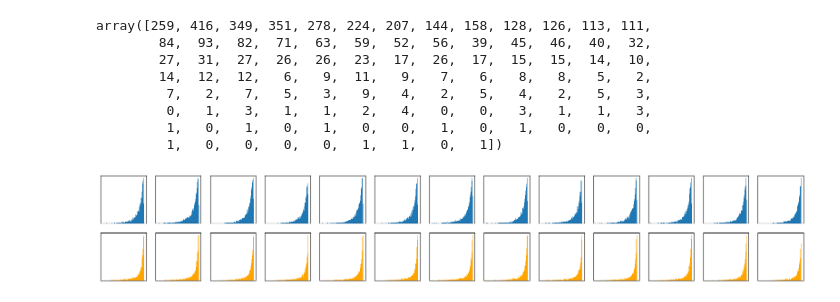
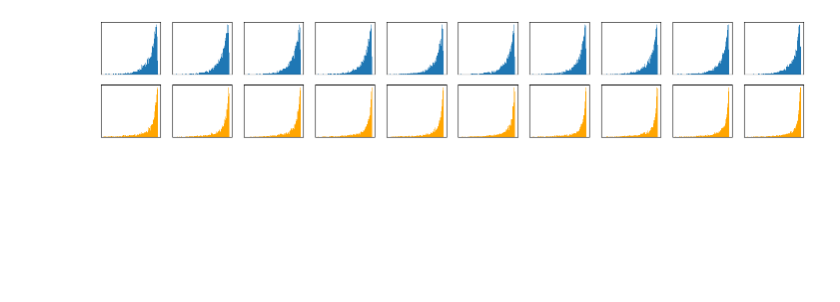
Before and after one commit to ljocha/rassp-public, a Jupyter notebook: validate-small.ipynb, the cells around one changed output. Drawn from its saved outputs; the diff is of its cells as text; code cells hidden in the pictures; blank space fills up the shorter version.

```diff
--- a/validate-small.ipynb
+++ b/validate-small.ipynb
@@ -7,6 +7,16 @@ import matchms
 from matchms.plotting import plot_spectra_mirror
 from scipy.optimize import curve_fit
 import random
+
+matchms.set_matchms_logger_level("ERROR")
+# %%
+sim_dp = matchms.similarity.CosineGreedy(mz_power=1., intensity_power=.5)
+sim_sdp = matchms.similarity.CosineGreedy(mz_power=3., intensity_power=.6)
+
+def to_matchms_spec(s):
+    mzp = np.nonzero(s)[0]
+    intp = s[mzp]
+    return matchms.Spectrum(mz=mzp.astype(float), intensities = intp.astype(float))
 # %%
 fname = 'checkpoints/small.80173081.validate_.00000600.output'
 
@@ -138,9 +150,9 @@ len(dps)
 bins = 100
 plt.figure(figsize=(20,8))
 
-win=15
-first=15
-step=5
+win=10
+first=25
+step=2
 plt.subplot(121)
 for i,fn in enumerate(sorted(dps.keys())[first::step]):
     counts, bins = np.histogram(dps[fn],bins=bins)
@@ -202,33 +206,25 @@ plt.show()
 # %%
 dphist
-# %% [output]
-array([259, 416, 349, 351, 278, 224, 207, 144, 158, 128, 126, 113, 111,
-        84,  93,  82,  71,  63,  59,  52,  56,  39,  45,  46,  40,  32,
-        27,  31,  27,  26,  26,  23,  17,  26,  17,  15,  15,  14,  10,
-        14,  12,  12,   6,   9,  11,   9,   7,   6,   8,   8,   5,   2,
-         7,   2,   7,   5,   3,   9,   4,   2,   5,   4,   2,   5,   3,
-         0,   1,   3,   1,   1,   2,   4,   0,   0,   3,   1,   1,   3,
-         1,   0,   1,   0,   1,   0,   0,   1,   0,   1,   0,   0,   0,
-         1,   0,   0,   0,   0,   1,   1,   0,   1])
 # %%
 bins = 100
 plt.figure(figsize=(20,3))
 
-first=25
-l = len(dps)-first
-for i,fn in enumerate(sorted(dps.keys())[first:]):
+first=21
+step=2
+l = (len(dps)-first)//step+1
+for i,fn in enumerate(sorted(dps.keys())[first::step]):
     plt.subplot(2,l,i+1)
     plt.hist(dps[fn],label='dp',bins=bins)
     plt.xticks([])
     plt.yticks([])
     plt.subplot(2,l,l+i+1)
     plt.hist(sdps[fn],label='sdp',bins=bins,color='orange')
     plt.xticks([])
     plt.yticks([])
 #lt.legend()
 plt.show()
 # %% [output]
-[figure, old version]
+[figure, new version]
 # %%
 import pandas as pd
 smalltrain = pd.read_parquet('smalltrain.pq')
```
Also changed, not shown: parts of 20 cells of this notebook.
